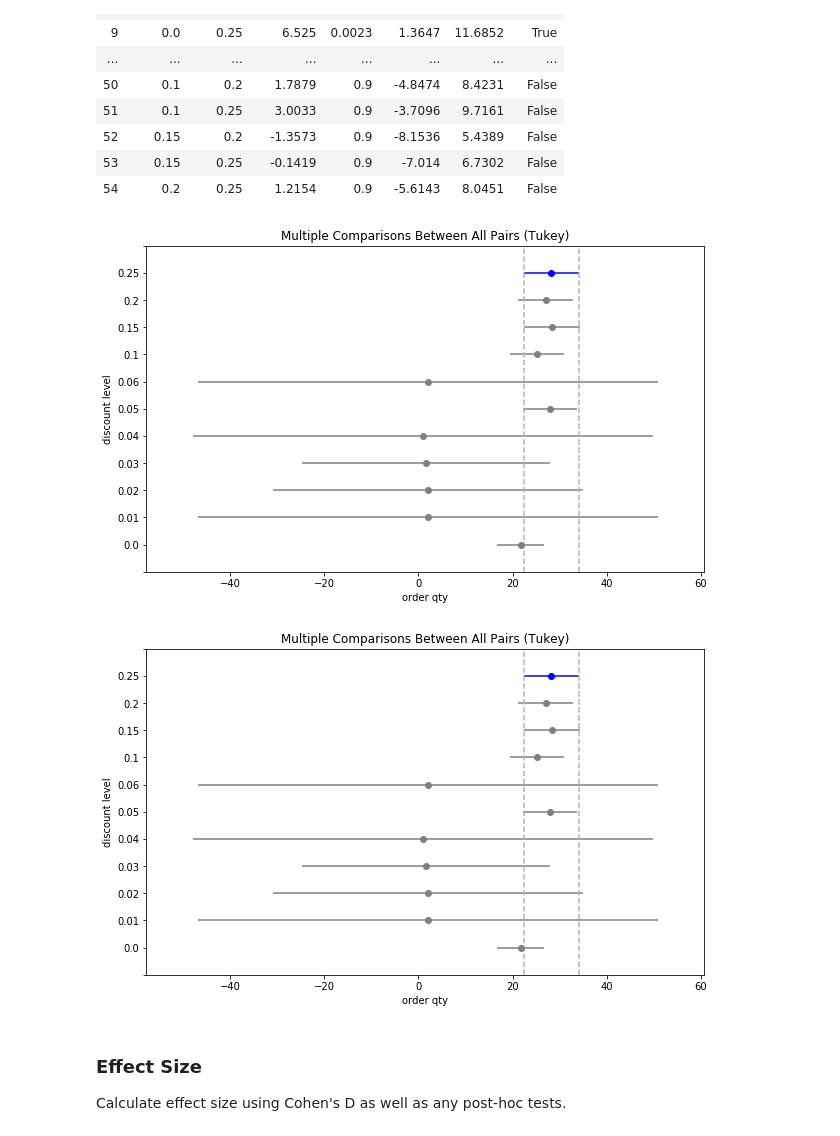
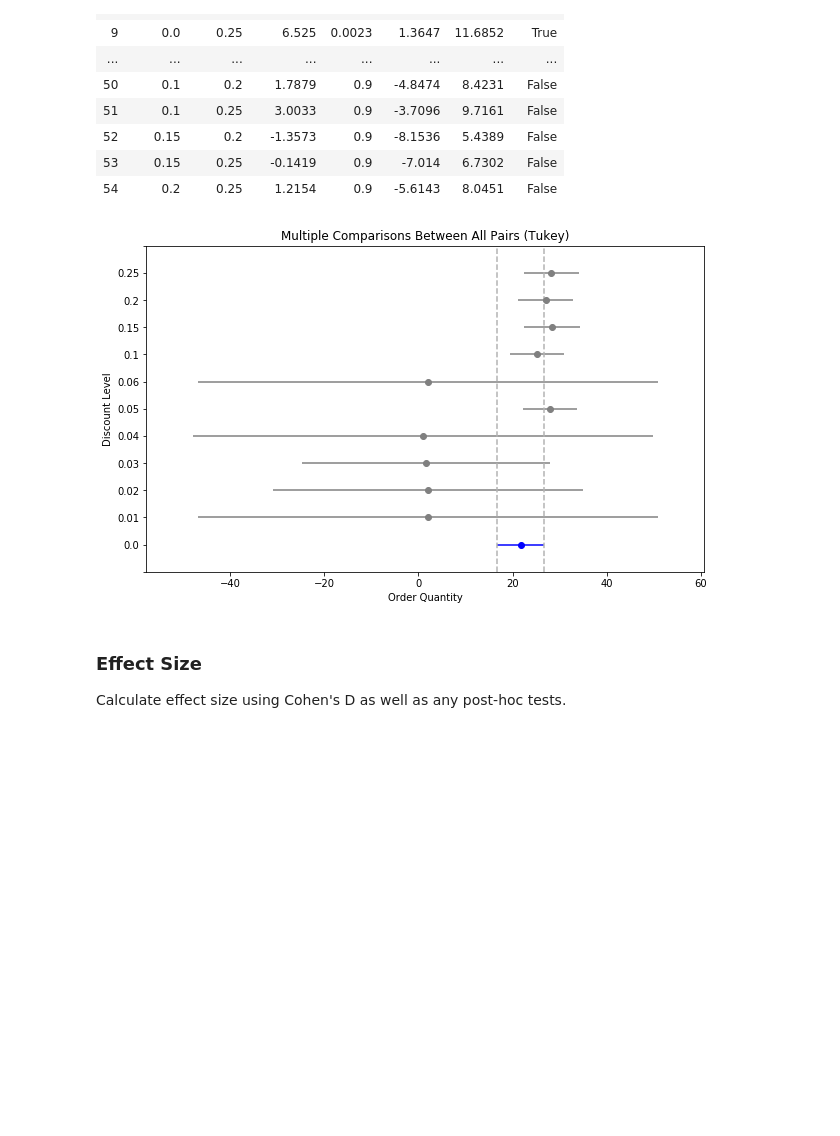
Before and after one commit to alphasentaurii/northwind-sql-database-project, a Jupyter notebook: student.ipynb, the cells around one changed output. Saved outputs shown, nothing was run; the diff lists cells and outputs as text; code cells hidden in the pictures; blank space fills up the shorter version.

```diff
--- a/student.ipynb
+++ b/student.ipynb
@@ -349,17 +351,16 @@ tukey_OQD
 # %%
 # Plot a universal confidence interval of each group mean comparing significant differences in group means.
 # Significant differences at the alpha=0.05 level can be identified by intervals that do not overlap
 
 oq_data = df_orderDetail['Quantity'].values
 discount_labels = df_orderDetail['Discount'].values
 
 from statsmodels.stats.multicomp import MultiComparison
 oqd = MultiComparison(oq_data, discount_labels)
 results = oqd.tukeyhsd()
-results.plot_simultaneous(comparison_name=0.25, xlabel='order qty', ylabel='discount level')
+results.plot_simultaneous(comparison_name=0.0, xlabel='Order Quantity', ylabel='Discount Level');
 # %% [output]
-[figure, old version]
+[figure, new version]
-[figure, removed]
 # %% [markdown]
 ### Effect Size
 Calculate effect size using Cohen's D as well as any post-hoc tests.
```
Also changed, not shown: parts of 80 cells of this notebook, 1 other file.
